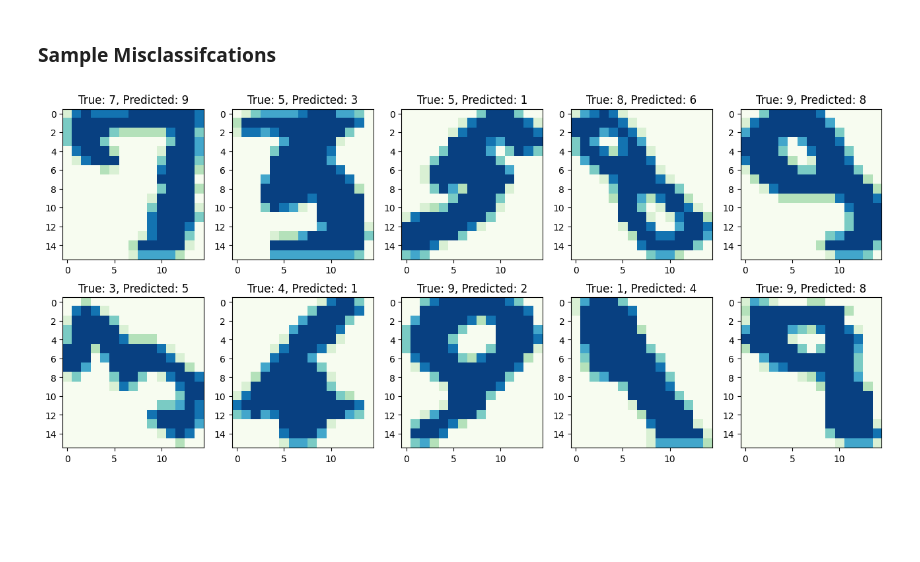
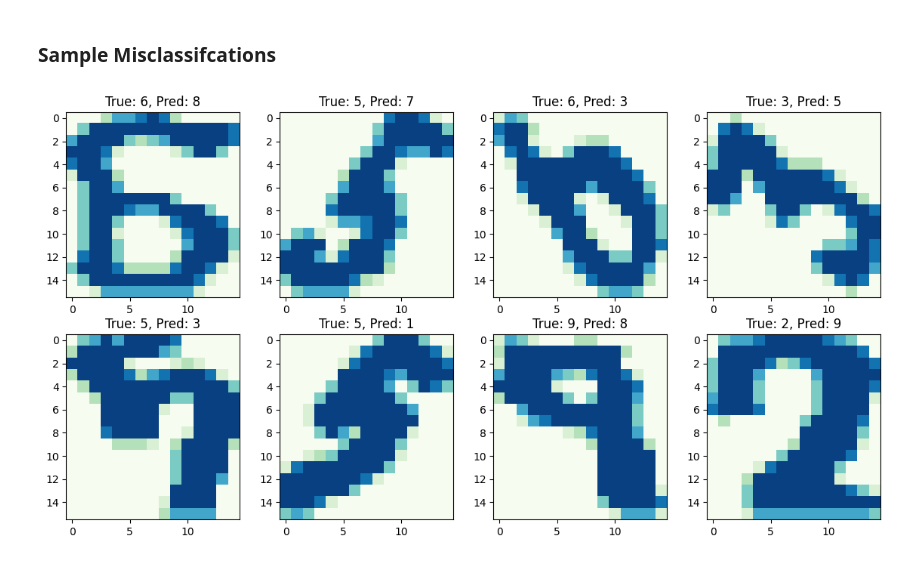
Before and after one commit to oyjuffer/FER-CNN, a Jupyter notebook: naive_bayes.ipynb, the cells around one changed output. Cells and saved outputs as stored; diff of their text form; code cells hidden in the pictures; blank space fills up the shorter version.

```diff
--- a/naive_bayes.ipynb
+++ b/naive_bayes.ipynb
@@ -121,10 +121,10 @@ img = X_test_saved.reshape(400, 16, 15, 1)
 
 indices = random.sample(misclassified, 10)
 
-fig, axs = plt.subplots(2, 5, figsize=(16, 6.8))
+fig, axs = plt.subplots(2, 4, figsize=(14, 7))
 for i in range(2):
-  for j in range(5):
+  for j in range(4):
     axs[i, j].imshow(img[indices[0]], cmap='GnBu', interpolation='nearest')
-    axs[i, j].set_title("True: {}, Predicted: {}".format(y_test[indices[0]],y_pred[indices[0]]))
+    axs[i, j].set_title("True: {}, Pred: {}".format(y_test[indices[0]],y_pred[indices[0]]))
     indices.pop(0)
 # %% [output]
@@ -192,14 +192,14 @@ Text(0.5, 1.0, 'Augmented Data')
 # %%
 misclassified = [i for i in range(len(y_pred)) if y_pred[i] != y_test[i]]
 img = X_test_saved.reshape(400, 16, 15, 1)
 
 indices = random.sample(misclassified, 10)
 
-fig, axs = plt.subplots(2, 5, figsize=(16, 6.8))
+fig, axs = plt.subplots(2, 4, figsize=(14, 7))
 for i in range(2):
-  for j in range(5):
+  for j in range(4):
     axs[i, j].imshow(img[indices[0]], cmap='GnBu', interpolation='nearest')
-    axs[i, j].set_title("True: {}, Predicted: {}".format(y_test[indices[0]],y_pred[indices[0]]))
+    axs[i, j].set_title("True: {}, Pred: {}".format(y_test[indices[0]],y_pred[indices[0]]))
     indices.pop(0)
 # %% [output]
-[figure, old version]
+[figure, new version]
```
Also changed, not shown: parts of 1 cell of this notebook.
